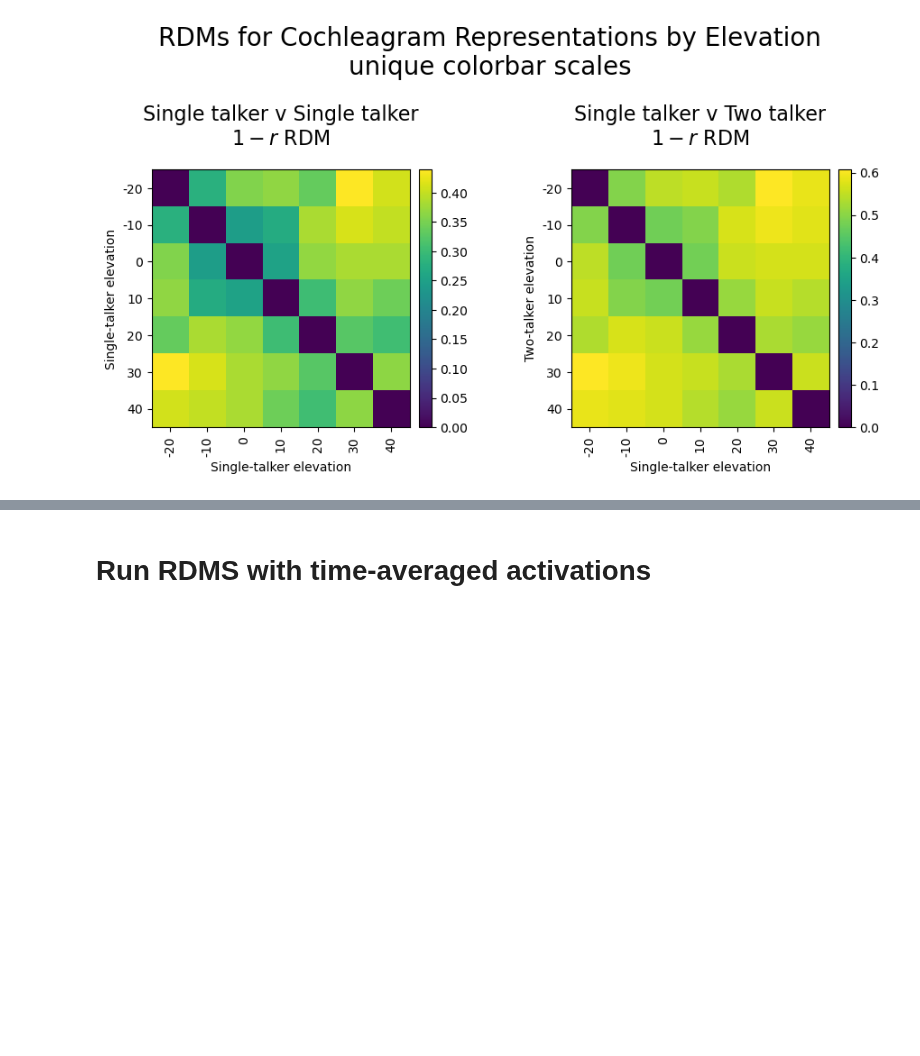
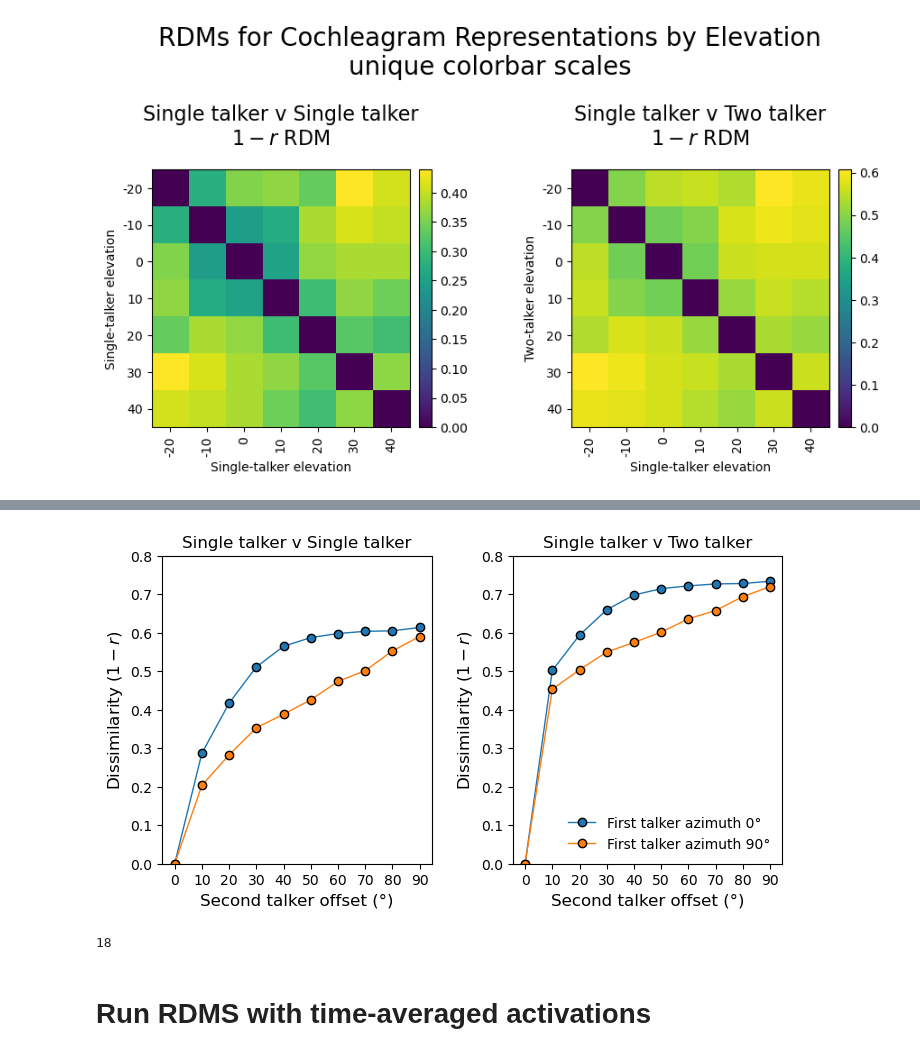
Before and after one commit to mcdermottLab/auditory_attention, a Jupyter notebook: notebooks/rebuttal_analysis/dev_rebuttal_rdms_coch_elevation_effect.ipynb, the cells around one changed output, grey strips where cells are left out. Cells and saved outputs as stored; diff of their text form; code cells hidden in the pictures; blank space fills up the shorter version.

```diff
--- a/notebooks/rebuttal_analysis/dev_rebuttal_rdms_coch_elevation_effect.ipynb
+++ b/notebooks/rebuttal_analysis/dev_rebuttal_rdms_coch_elevation_effect.ipynb
@@ -342,3 +378,49 @@ plt.subplots_adjust(hspace=0.5, wspace=0.5)
+# %%
+#### Add line plots
+
+fig, axs = plt.subplots(1,2,figsize=(8,4))
+
+fontsize=12
+
+ix_map = {}
+for azim in [0, 90]:
+    ix_map[azim] = np.where(np.array([loc[0] for loc in azimuths]) == azim)[0][0]
+
+xtick_labels = np.arange(0, 91, 10)
+for plt_ix, ax in enumerate(axs):
+    for single_src_azim in [0, 90]:
+        row_ix = ix_map[single_src_azim]
+        zero_ix = ix_map[0]
+        ninety_ix = ix_map[90]
+        col_ixs = np.arange(zero_ix, ninety_ix+1)
+        if single_src_azim == 90:
+            col_ixs = np.arange(0, zero_ix+1)
+        dissimilarity_values = pearson_r_matrix[plt_ix, row_ix, col_ixs]
+        # if single_src_azim == 90:
+        #     dissimilarity_values = np.flip(dissimilarity_values, axis=-1)
+        ax.plot(dissimilarity_values,
+                 label=f"First talker azimuth {single_src_azim}°",
+                 marker='o',
+                 markeredgecolor='k',
+                 lw=1)
+    if plt_ix == 1:
+        ax.legend(frameon=False)
+    ax.set_title("Single talker v Single talker" if plt_ix == 0 else "Single talker v Two talker")
+    ax.set_xticks(np.arange(len(xtick_labels)))
+    ax.set_xticklabels(xtick_labels)
+    ax.set_xlabel("Second talker offset (°)", fontsize=fontsize)
+    ax.set_ylabel("Dissimilarity $(1-r)$", fontsize=fontsize)
+    ax.set_ylim(0, 0.8)
+
+
+# adjust wspace and hspace
+plt.subplots_adjust(wspace=0.3, hspace=0.3)
+# %% [output]
+[figure, added]
+# %%
+row_ix
+# %% [output]
+18
 # %% [markdown]
 # Run RDMS with time-averaged activations
 # %%
```
Also changed, not shown: parts of 10 cells of this notebook, 2 other files.
